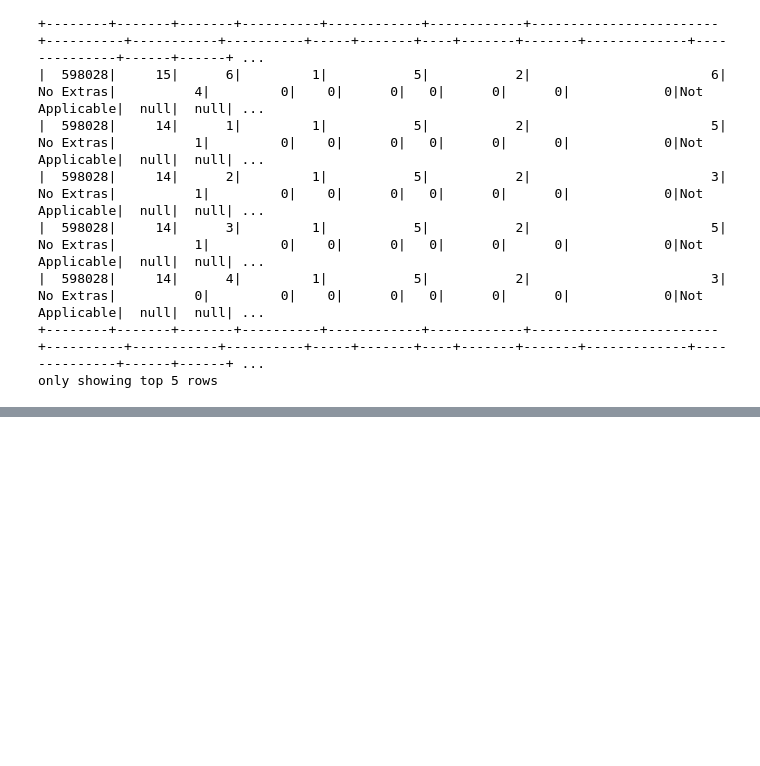
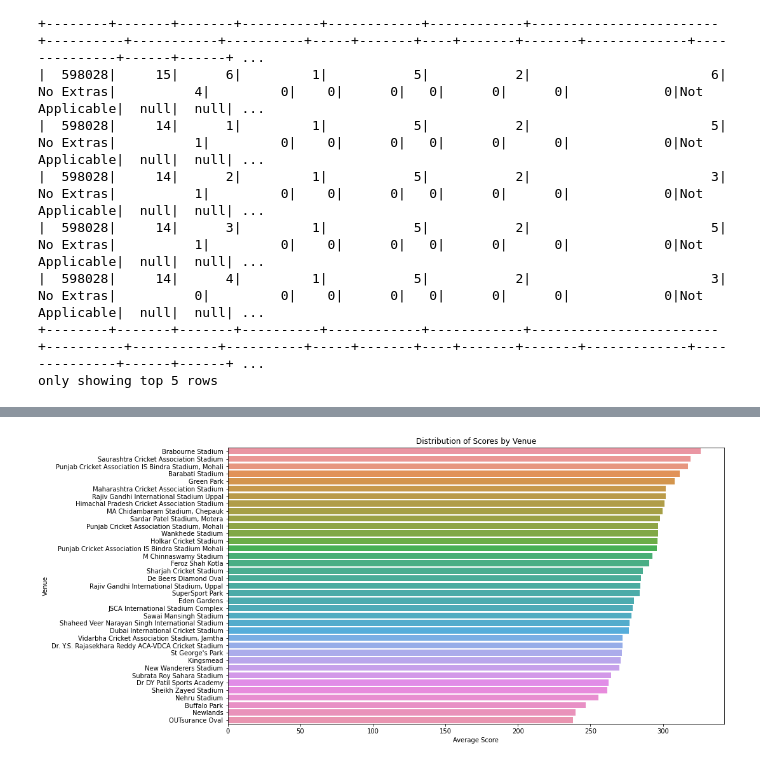
Before and after one commit to SKT-Sukatat/IPL_Spark_Project, a Jupyter notebook: IPL_DATA_ANALYSIS_SPARK.ipynb, the cells around one changed output, grey strips where cells are left out. Cells and saved outputs as stored; diff of their text form; code cells hidden in the pictures; blank space fills up the shorter version.

```diff
--- a/IPL_DATA_ANALYSIS_SPARK.ipynb
+++ b/IPL_DATA_ANALYSIS_SPARK.ipynb
@@ -164,0 +496,26 @@ team_df = spark.read.schema(team_schema).format("csv").option("header","true").l
+# %%
+# Execute SQL Query
+scores_by_venue = spark.sql("""
+SELECT venue_name, AVG(total_runs) AS average_score, MAX(total_runs) AS highest_score
+FROM (
+    SELECT ball_by_ball.match_id, match.venue_name, SUM(runs_scored) AS total_runs
+    FROM ball_by_ball
+    JOIN match ON ball_by_ball.match_id = match.match_id
+    GROUP BY ball_by_ball.match_id, match.venue_name
+)
+GROUP BY venue_name
+ORDER BY average_score DESC
+""")
+# %%
+# Convert to Pandas DataFrame
+scores_by_venue_pd = scores_by_venue.toPandas()
+
+# Plot
+plt.figure(figsize=(14, 8))
+sns.barplot(x='average_score', y='venue_name', data=scores_by_venue_pd)
+plt.title('Distribution of Scores by Venue')
+plt.xlabel('Average Score')
+plt.ylabel('Venue')
+plt.show()
+# %% [output]
+[figure, added]
```
Also changed, not shown: parts of 23 cells of this notebook.
